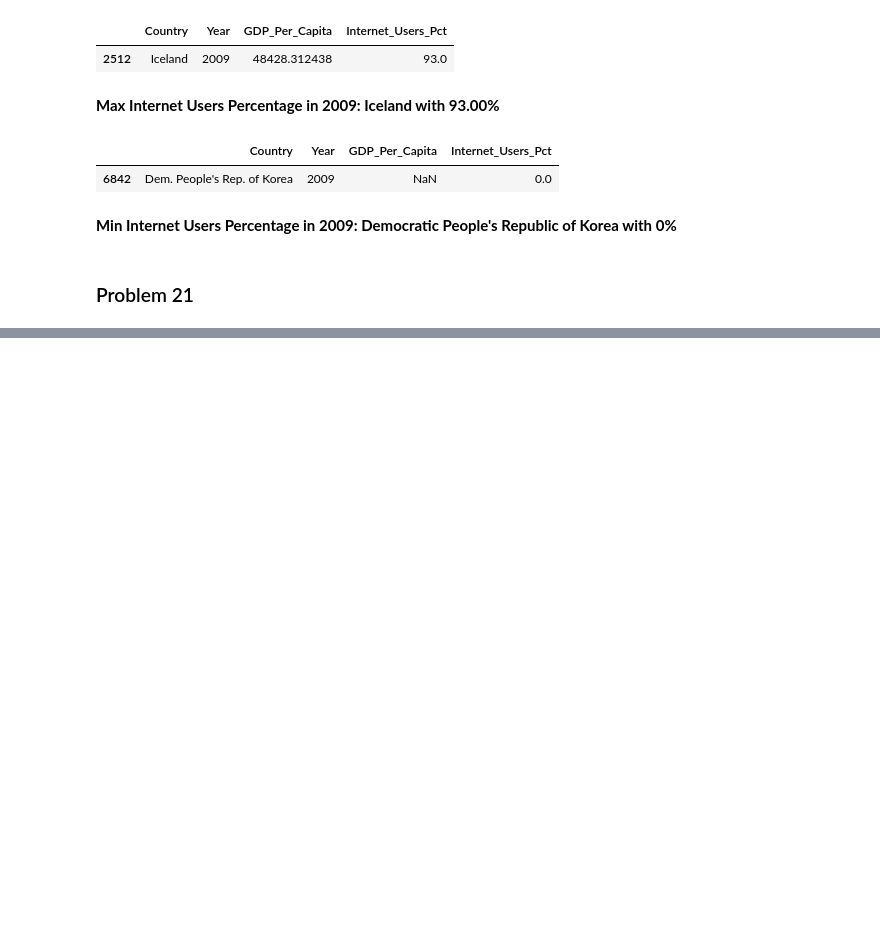
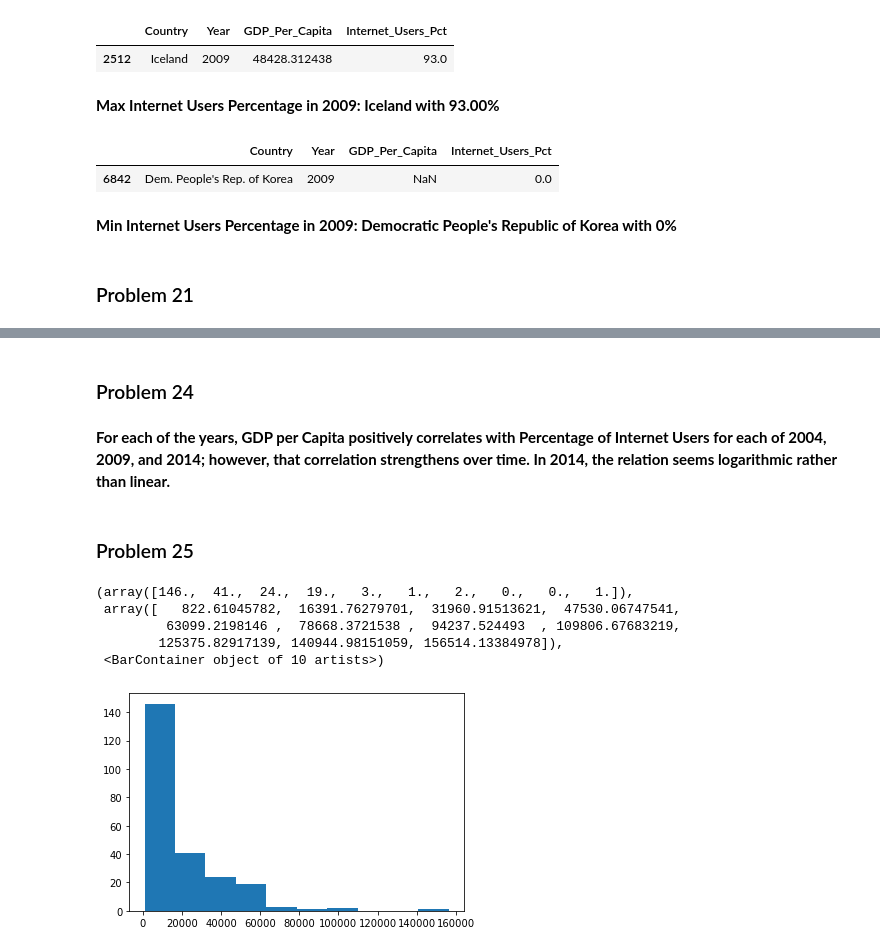
Before and after one commit to jrioross/UN_gdp_internet_python, a Jupyter notebook: notebooks/gdp_python_project_JRR.ipynb, the cells around one changed output, grey strips where cells are left out. Saved outputs shown, nothing was run; the diff lists cells and outputs as text; code cells hidden in the pictures; blank space fills up the shorter version.

```diff
--- a/notebooks/gdp_python_project_JRR.ipynb
+++ b/notebooks/gdp_python_project_JRR.ipynb
@@ -294,0 +340,15 @@ gdp_int_2009[gdp_int_2009.Internet_Users_Pct == min(gdp_int_2009.Internet_Users_
+# %% [markdown]
+### Problem 24
+# %% [markdown]
+**For each of the years, GDP per Capita positively correlates with Percentage of Internet Users for each of 2004, 2009, and 2014; however, that correlation strengthens over time. In 2014, the relation seems logarithmic rather than linear.**
+# %% [markdown]
+### Problem 25
+# %%
+plt.hist(gdp_int_2014.GDP_Per_Capita)
+# %% [output]
+(array([146.,  41.,  24.,  19.,   3.,   1.,   2.,   0.,   0.,   1.]),
+ array([   822.61045782,  16391.76279701,  31960.91513621,  47530.06747541,
+         63099.2198146 ,  78668.3721538 ,  94237.524493  , 109806.67683219,
+        125375.82917139, 140944.98151059, 156514.13384978]),
+ <BarContainer object of 10 artists>)
+[figure, added]
```
Also changed, not shown: parts of 23 cells of this notebook.
